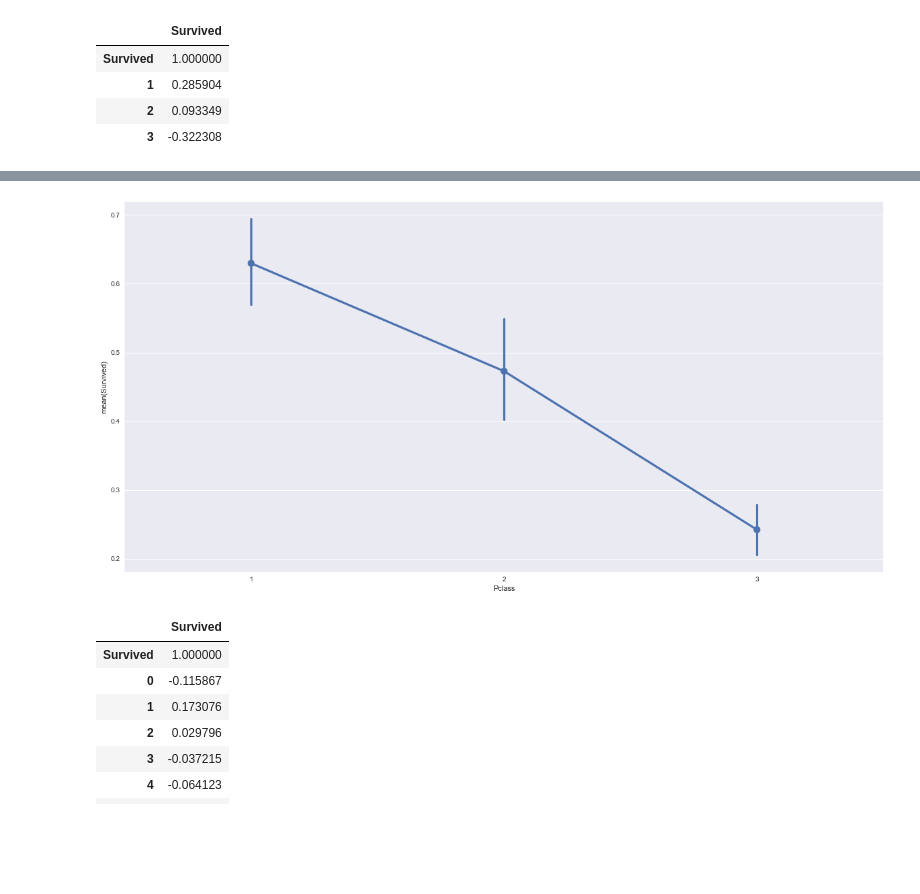
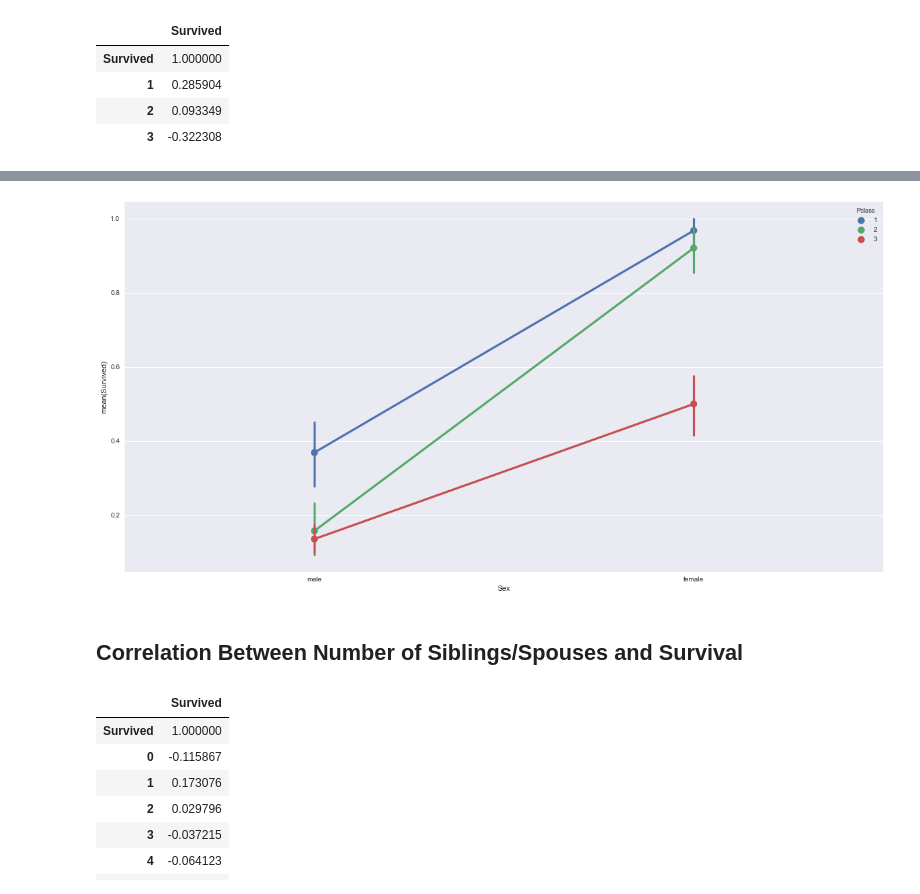
Before and after one commit to yaskyj/investigate-data-set, a Jupyter notebook: InvestigateTitanicData.ipynb, the cells around one changed output, grey strips where cells are left out. Saved outputs shown, nothing was run; the diff lists cells and outputs as text; code cells hidden in the pictures; blank space fills up the shorter version.

Commit message:
Begin to add gender into charts

```diff
--- a/InvestigateTitanicData.ipynb
+++ b/InvestigateTitanicData.ipynb
@@ -158,8 +200,10 @@ pd.concat([df['Survived'], pd.get_dummies(df['Pclass']).rename(columns=lambda x:
 # %%
 fig, ax = plt.subplots(figsize=(20, 10))
-sns.pointplot(x="Pclass", y="Survived", data=df);
+sns.pointplot(x="Sex", y="Survived", hue="Pclass", data=df);
 # %% [output]
-[figure, old version]
+[figure, new version]
+# %% [markdown]
+## Correlation Between Number of Siblings/Spouses and Survival
 # %%
 #A new dataframe is created with the Survived series and dummie columns for Sex
 pd.concat([df['Survived'], pd.get_dummies(df['SibSp']).rename(columns=lambda x: str(x))], axis=1).corr()[['Survived']]
```
Also changed, not shown: parts of 18 cells of this notebook.
